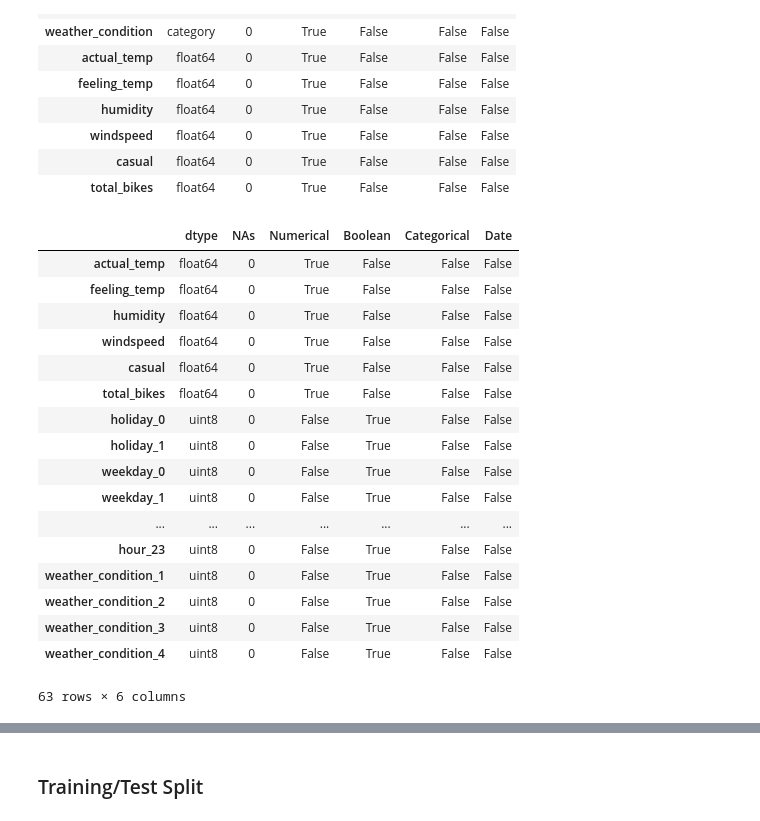
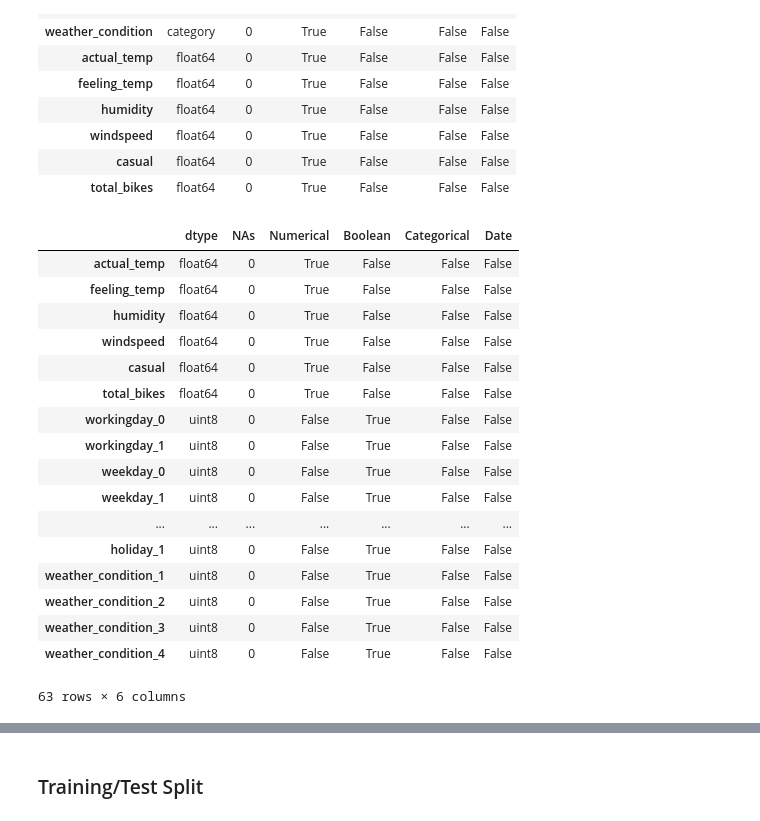
Before and after one commit to stsentemeidis/Bike_Sharing_Washington, a Jupyter notebook: MASTER.ipynb, the cells around one changed output, grey strips where cells are left out. Drawn from its saved outputs; the diff is of its cells as text; code cells hidden in the pictures.

```diff
--- a/MASTER.ipynb
+++ b/MASTER.ipynb
@@ -1012,21 +945,21 @@ def onehot_encode(df):
 # %%
 hours_clean = onehot_encode(hours_prep_scaled_encoded)
-dayss_clean = onehot_encode(days_prep_scaled_encoded)
+days_clean = onehot_encode(days_prep_scaled_encoded)
 df_desc(hours_clean)
 # %% [output]
 |  | dtype | NAs | Numerical | Boolean | Categorical | Date |
 | actual_temp | float64 | 0 | True | False | False | False |
 | feeling_temp | float64 | 0 | True | False | False | False |
 | humidity | float64 | 0 | True | False | False | False |
 | windspeed | float64 | 0 | True | False | False | False |
 | casual | float64 | 0 | True | False | False | False |
 | total_bikes | float64 | 0 | True | False | False | False |
-| holiday_0 | uint8 | 0 | False | True | False | False |
-| holiday_1 | uint8 | 0 | False | True | False | False |
+| workingday_0 | uint8 | 0 | False | True | False | False |
+| workingday_1 | uint8 | 0 | False | True | False | False |
 | weekday_0 | uint8 | 0 | False | True | False | False |
 | weekday_1 | uint8 | 0 | False | True | False | False |
 | ... | ... | ... | ... | ... | ... | ... |
-| hour_23 | uint8 | 0 | False | True | False | False |
+| holiday_1 | uint8 | 0 | False | True | False | False |
 | weather_condition_1 | uint8 | 0 | False | True | False | False |
 | weather_condition_2 | uint8 | 0 | False | True | False | False |
 | weather_condition_3 | uint8 | 0 | False | True | False | False |
```
Also changed, not shown: parts of 47 cells of this notebook.
